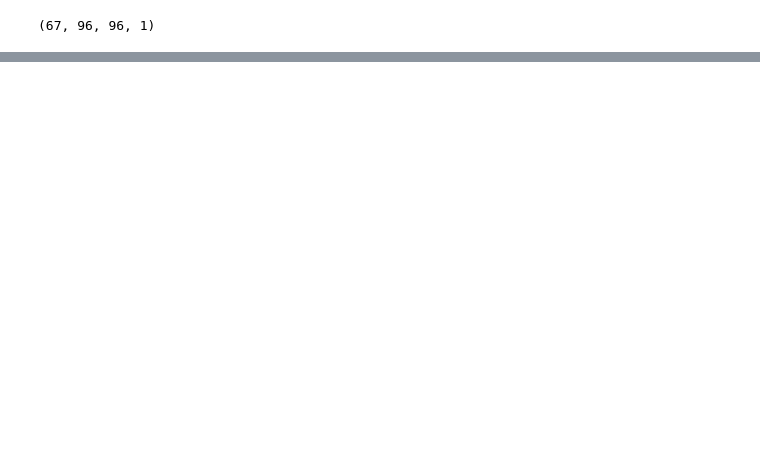
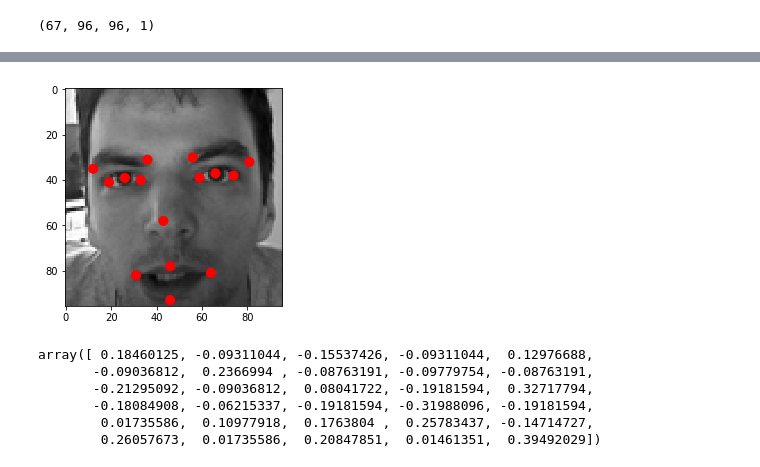
Before and after one commit to Tamgros/celebrity-recognition, a Jupyter notebook: Facial-key-points.ipynb, the cells around one changed output, grey strips where cells are left out. Saved outputs shown, nothing was run; the diff lists cells and outputs as text; code cells hidden in the pictures; blank space fills up the shorter version.

```diff
--- a/Facial-key-points.ipynb
+++ b/Facial-key-points.ipynb
@@ -195,0 +214,25 @@ img_train[3].shape
+# %%
+def flip_img(img, points):
+
+    img_flipped = np.flip(img, axis = 1)
+
+    #flipped_points = np.array([-(points[i] - int(img.shape[0]/2)) + int(img.shape[0]/2) if i%2 == 0 else points[i] for i in range(len(points))])
+    #flipped_points = np.array([-points[i] if i%2 == 0 else points[i] for i in range(len(points))])
+    flipped_points = points[:]
+    flipped_points[::2] = -1*points[::2]
+    return(img_flipped, flipped_points)
+
+
+f_img, f_points = flip_img(img_train[3,:,:,0], key_pts_train[3])
+visualize_points(f_img, f_points)
+# %% [output]
+[figure, added]
+# %%
+key_pts_train[1]
+# %% [output]
+array([ 0.18460125, -0.09311044, -0.15537426, -0.09311044,  0.12976688,
+       -0.09036812,  0.2366994 , -0.08763191, -0.09779754, -0.08763191,
+       -0.21295092, -0.09036812,  0.08041722, -0.19181594,  0.32717794,
+       -0.18084908, -0.06215337, -0.19181594, -0.31988096, -0.19181594,
+        0.01735586,  0.10977918,  0.1763804 ,  0.25783437, -0.14714727,
+        0.26057673,  0.01735586,  0.20847851,  0.01461351,  0.39492029])
```
Also changed, not shown: parts of 8 cells of this notebook.
